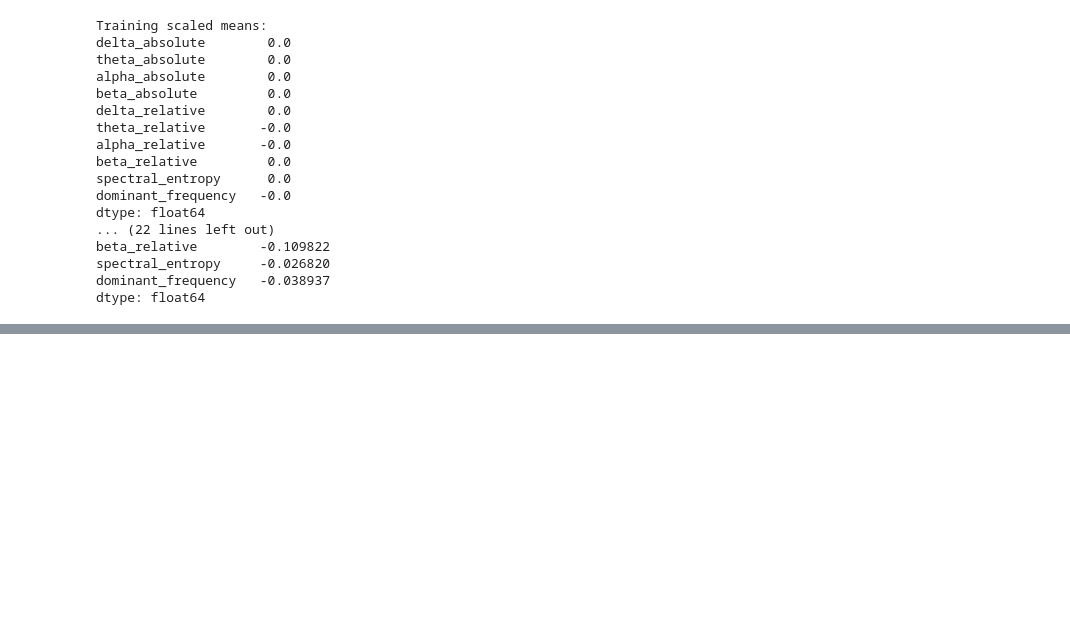
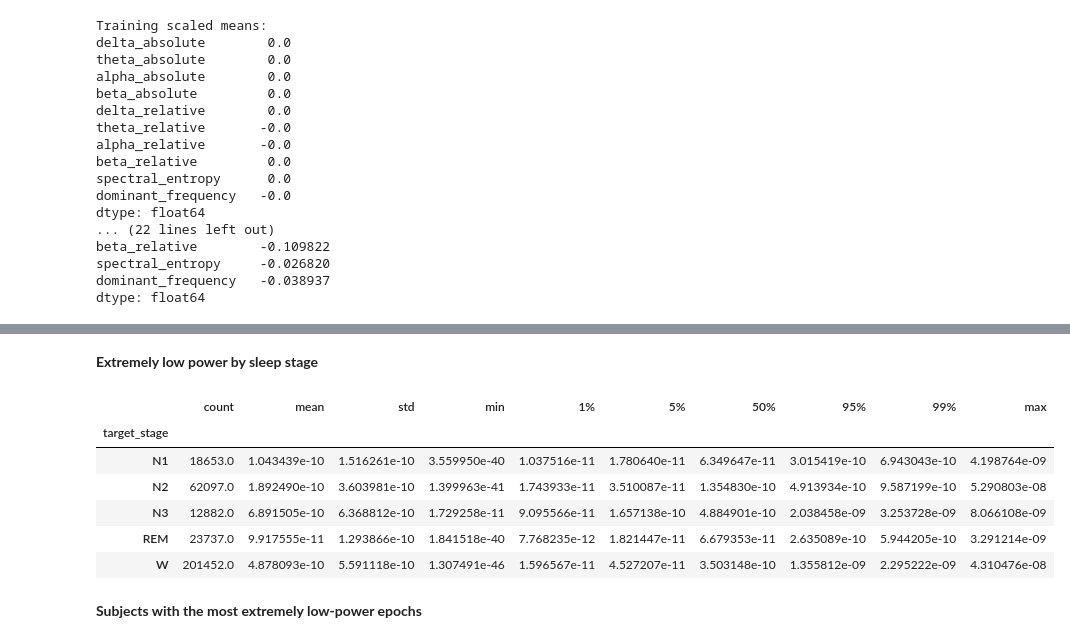
Before and after one commit to ThePral/Sleep-Stage-Prediction, a Jupyter notebook: notebooks/02_dataset_quality_check.ipynb, the cells around one changed output, grey strips where cells are left out. Cells and saved outputs as stored; diff of their text form; code cells hidden in the pictures; blank space fills up the shorter version.

```diff
--- a/notebooks/02_dataset_quality_check.ipynb
+++ b/notebooks/02_dataset_quality_check.ipynb
@@ -1329,0 +1467,40 @@ dtype: float64
+# %% [markdown]
+**Extremely low power by sleep stage**
+# %%
+analysis_df = train_df.copy()
+
+analysis_df["total_band_power"] = (
+    analysis_df[
+        power_columns
+    ].sum(axis=1)
+)
+
+stage_power_summary = (
+    analysis_df
+    .groupby("target_stage")[
+        "total_band_power"
+    ]
+    .describe(
+        percentiles=[
+            0.01,
+            0.05,
+            0.50,
+            0.95,
+            0.99,
+        ]
+    )
+)
+
+display(
+    stage_power_summary
+)
+# %% [output]
+|  | count | mean | std | min | 1% | 5% | 50% | 95% | 99% | max |
+| target_stage |  |  |  |  |  |  |  |  |  |  |
+| N1 | 18653.0 | 1.043439e-10 | 1.516261e-10 | 3.559950e-40 | 1.037516e-11 | 1.780640e-11 | 6.349647e-11 | 3.015419e-10 | 6.943043e-10 | 4.198764e-09 |
+| N2 | 62097.0 | 1.892490e-10 | 3.603981e-10 | 1.399963e-41 | 1.743933e-11 | 3.510087e-11 | 1.354830e-10 | 4.913934e-10 | 9.587199e-10 | 5.290803e-08 |
+| N3 | 12882.0 | 6.891505e-10 | 6.368812e-10 | 1.729258e-11 | 9.095566e-11 | 1.657138e-10 | 4.884901e-10 | 2.038458e-09 | 3.253728e-09 | 8.066108e-09 |
+| REM | 23737.0 | 9.917555e-11 | 1.293866e-10 | 1.841518e-40 | 7.768235e-12 | 1.821447e-11 | 6.679353e-11 | 2.635089e-10 | 5.944205e-10 | 3.291214e-09 |
+| W | 201452.0 | 4.878093e-10 | 5.591118e-10 | 1.307491e-46 | 1.596567e-11 | 4.527207e-11 | 3.503148e-10 | 1.355812e-09 | 2.295222e-09 | 4.310476e-08 |
+# %% [markdown]
+**Subjects with the most extremely low-power epochs**
```
Also changed, not shown: parts of 13 cells of this notebook.
